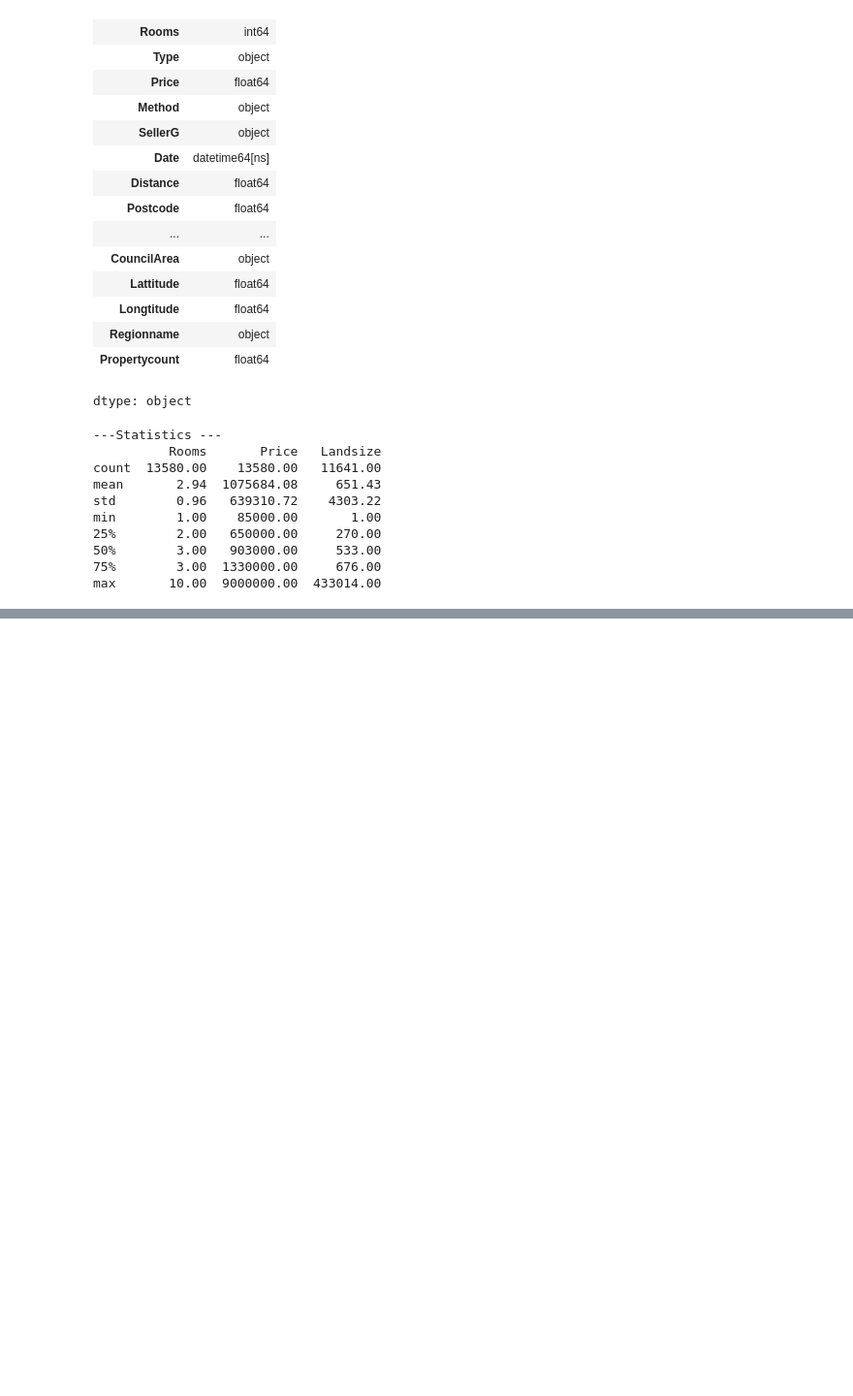
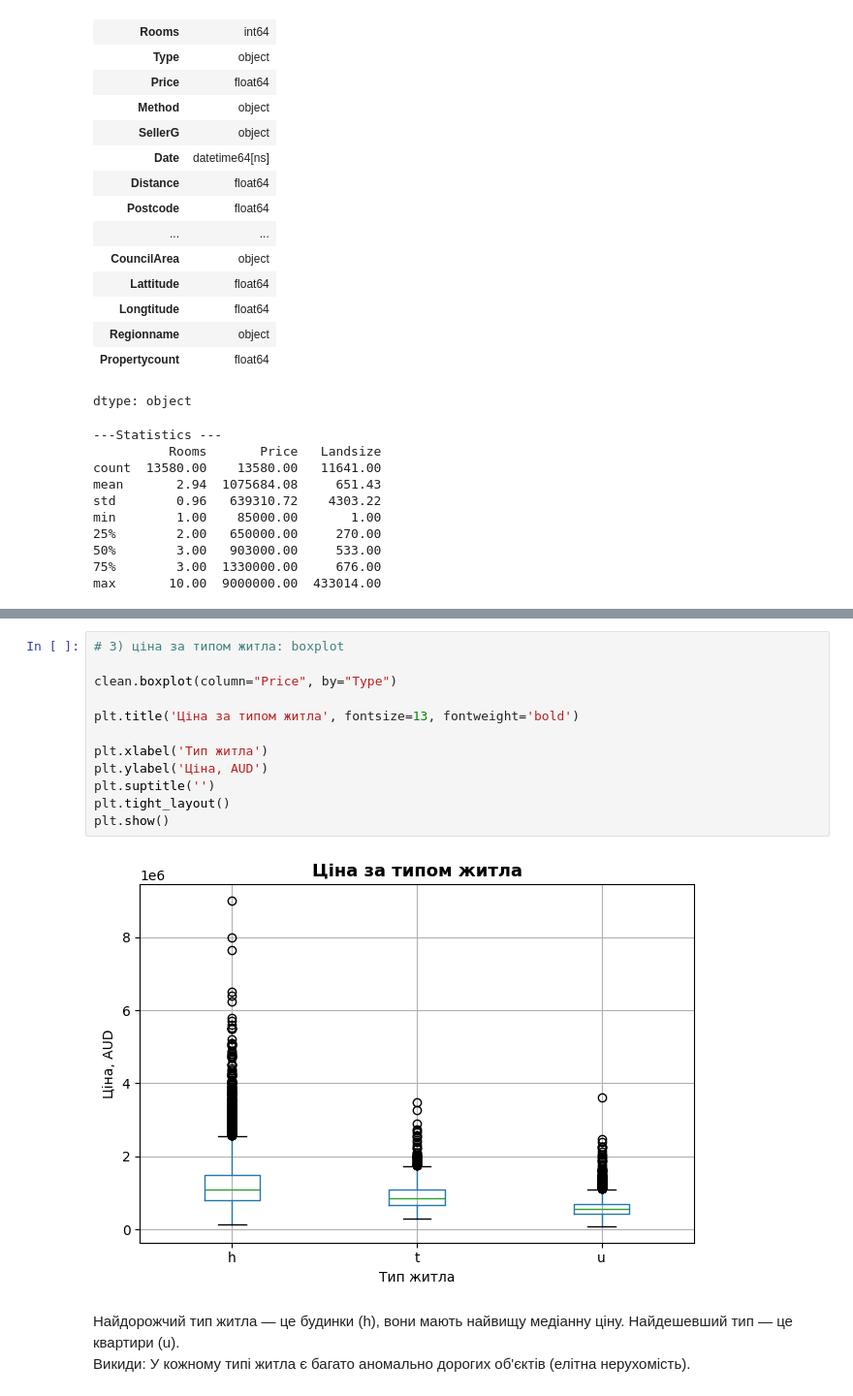
Before and after one commit to AllaYermilko/melbourne-housing, a Jupyter notebook: notebooks/melbourne_housing.ipynb, the cells around one changed output, grey strips where cells are left out. Shown at 97% size. Drawn from its saved outputs; the diff is of its cells as text; blank space fills up the shorter version.

```diff
--- a/notebooks/melbourne_housing.ipynb
+++ b/notebooks/melbourne_housing.ipynb
@@ -297,0 +314,17 @@ plt.show()
+# %%
+# 3) ціна за типом житла: boxplot
+
+clean.boxplot(column="Price", by="Type")
+
+plt.title('Ціна за типом житла', fontsize=13, fontweight='bold')
+
+plt.xlabel('Тип житла')
+plt.ylabel('Ціна, AUD')
+plt.suptitle('')
+plt.tight_layout()
+plt.show()
+# %% [output]
+[figure, added]
+# %% [markdown]
+Найдорожчий тип житла — це будинки (h), вони мають найвищу медіанну ціну.  Найдешевший тип — це квартири (u).
+Викиди: У кожному типі житла є багато аномально дорогих об'єктів (елітна нерухомість).
```
Also changed, not shown: parts of 27 cells of this notebook.
